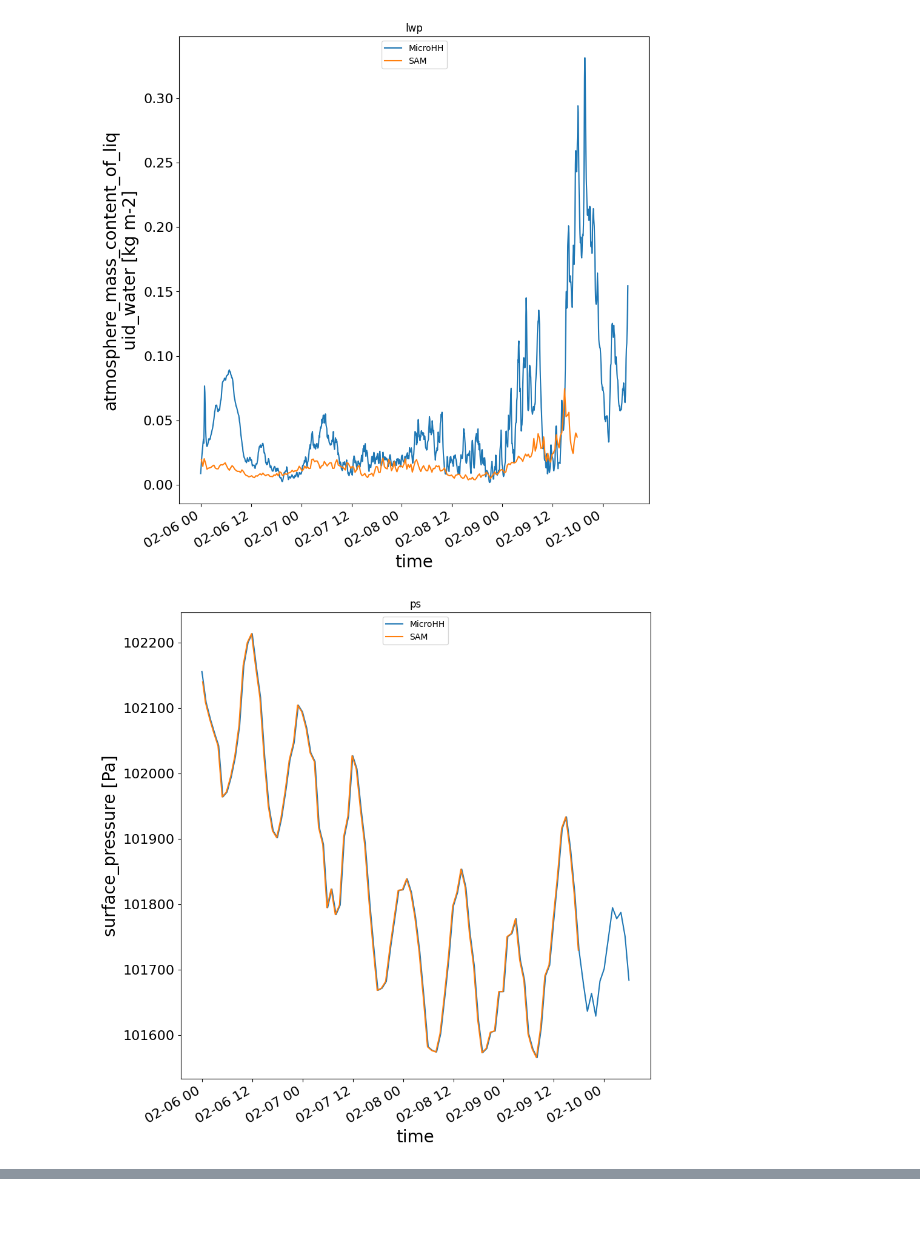
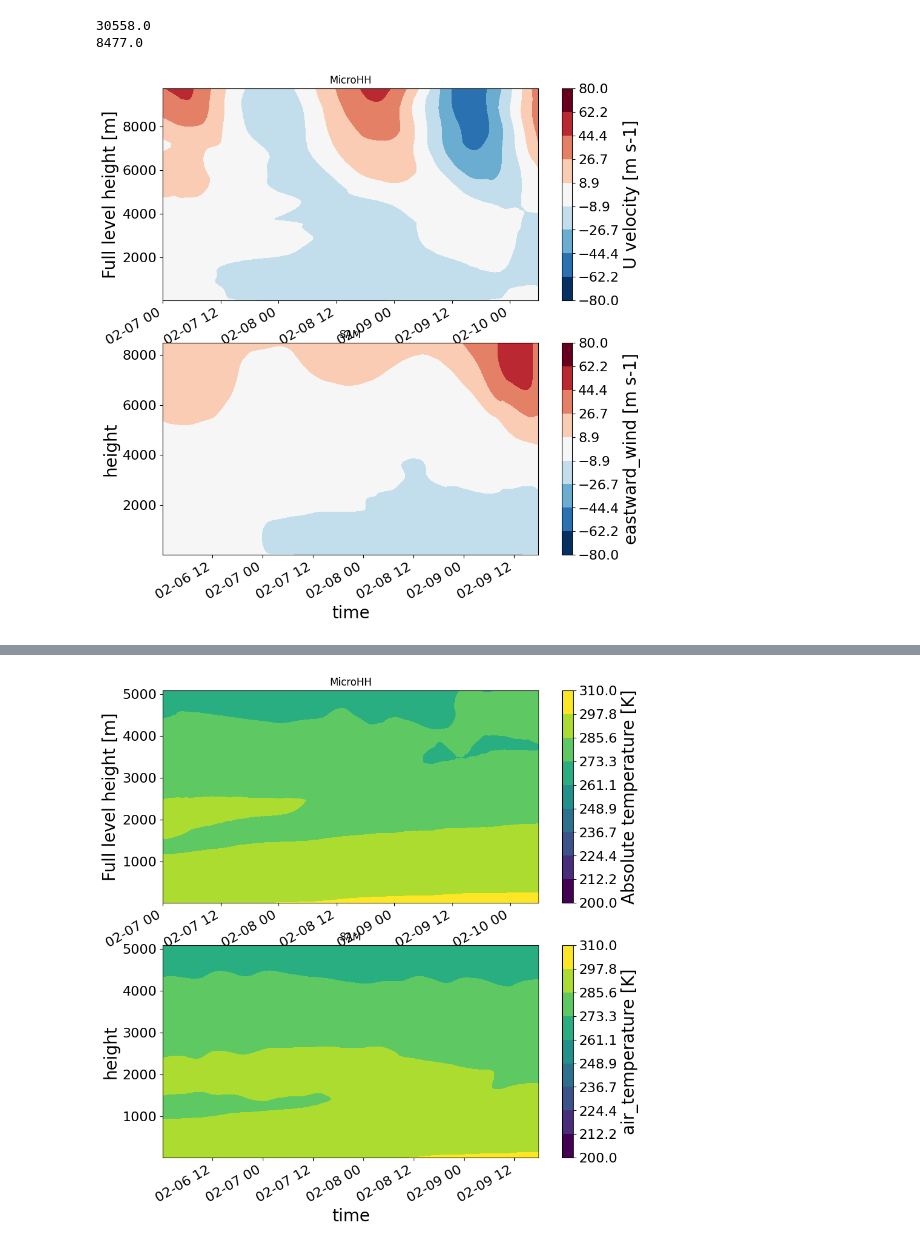
Before and after one commit to girishnigamanth/python_files, a Jupyter notebook: EUREC4A/Intercomparison_plots.ipynb, the cells around one changed output, grey strips where cells are left out. Saved outputs shown, nothing was run; the diff lists cells and outputs as text; code cells hidden in the pictures; blank space fills up the shorter version.

```diff
--- a/EUREC4A/Intercomparison_plots.ipynb
+++ b/EUREC4A/Intercomparison_plots.ipynb
@@ -73,38 +73,44 @@ def plot_1d_timeavg(varname,with_ERA5=False):
                 xr_data[key][varname].isel(time=20+i,height=slice(0,max_ht)).plot.line(y='height',label=key,ax=axs[i])
             elif key=='MicroHH':
                 xr_data[key][varname].isel(time=28+i,zf=slice(0,max_ht)).plot.line(y='zf',label=key,ax=axs[i])
                 axs[i].set_title(xr_data[key]['time'].isel(time=28+i).dt.strftime('%d%m%y%H').values)
             else:
                 xr_data[key][varname].isel(time=84+(3*i),nlev=slice(max_ht,249)).plot.line(y='nlev',label=key,ax=axs[i])
         axs[i].legend(loc="upper right")
         if i!=6 and i!=7:
             axs[i].set_xlabel('')
 
 def plot_2d(varname,level,low_value,high_value):
     fig, axs = pl.subplots(nrows=2, ncols=1, figsize=(10, 10))
     axs = axs.flatten()
     i=0;
     for key in output:
         levs=np.linspace(low_value,high_value,10)
-        max_ht=130
+        print(output[key]['zf'].max().values)
+        if output[key]['zf'].max().values>level:
+            max_ht=np.nonzero((output[key]['zf'].values[:]>level))[0][0]
+        else:
+            max_ht=output[key]['zf'].size
+        #max_ht=130
         if key=='SAM':
             output[key][varname].where(output[key][varname]!=0,np.nan).isel(height=slice(0,max_ht)).transpose().plot.contourf(levels=levs,ax=axs[i])
         else:
             output[key][varname].where(output[key][varname]!=0,np.nan).isel(time=slice(288,None),zf=slice(0,max_ht)).transpose().plot.contourf(levels=levs,ax=axs[i])
             axs[i].set_xlabel('')
         axs[i].set_title(key)
         i=i+1;
 
-for var in vars:
-    plot_1d(var)
+#for var in vars:
+#    plot_1d(var)
 
-for var in vars_withERA5:
-    plot_1d_withERA5(var)
+#for var in vars_withERA5:
+#    plot_1d_withERA5(var)
 
-plot_2d('qlc',5000.,0,7e-5)
+plot_2d('ua',10000.,-80,80)
 
 #plot_1d_timeavg('qlc',with_ERA5=False)
 #plot_1d_from2d('rhoa',10)
 # %% [output]
+30558.0
+8477.0
-[figure, old version]
+[figure, new version]
-[figure, removed]
@@ -117,3 +117,7 @@ plot_2d('qlc',5000.,0,7e-5)
+# %%
+plot_2d('ta',5000.,200,310)
+# %% [output]
+[figure, added]
 # %%
 import datetime
 import numpy as np
```
Also changed, not shown: parts of 1 cell of this notebook, 2 other files.
